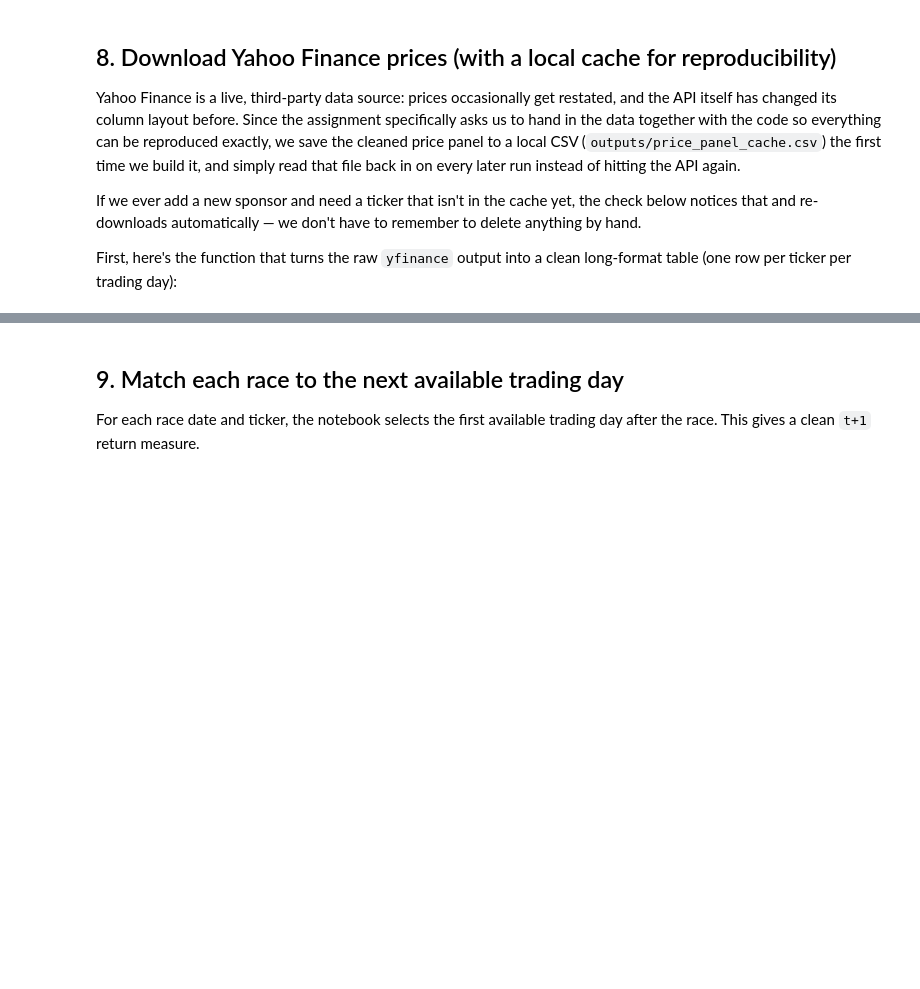
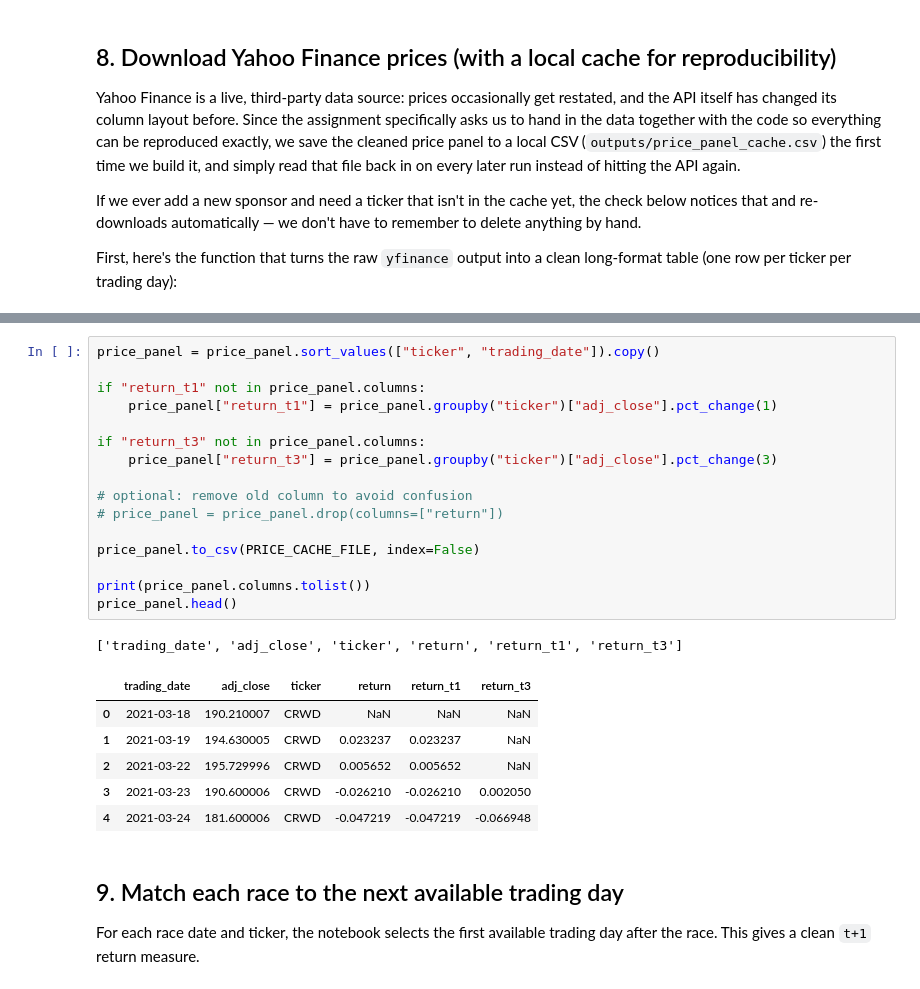
Before and after one commit to dhruv-shxh/f1-sponsor-stocks, a Jupyter notebook: f1_sponsor_analysis_final_robust_new.ipynb, the cells around one changed output, grey strips where cells are left out. Saved outputs shown, nothing was run; the diff lists cells and outputs as text; blank space fills up the shorter version.

```diff
--- a/f1_sponsor_analysis_final_robust_new.ipynb
+++ b/f1_sponsor_analysis_final_robust_new.ipynb
@@ -597,3 +599,27 @@ Loaded cached price data from price_panel_cache.csv: 11960 rows, 10 tickers.
+# %%
+price_panel = price_panel.sort_values(["ticker", "trading_date"]).copy()
+
+if "return_t1" not in price_panel.columns:
+    price_panel["return_t1"] = price_panel.groupby("ticker")["adj_close"].pct_change(1)
+
+if "return_t3" not in price_panel.columns:
+    price_panel["return_t3"] = price_panel.groupby("ticker")["adj_close"].pct_change(3)
+
+# optional: remove old column to avoid confusion
+# price_panel = price_panel.drop(columns=["return"])
+
+price_panel.to_csv(PRICE_CACHE_FILE, index=False)
+
+print(price_panel.columns.tolist())
+price_panel.head()
+# %% [output]
+['trading_date', 'adj_close', 'ticker', 'return', 'return_t1', 'return_t3']
+|  | trading_date | adj_close | ticker | return | return_t1 | return_t3 |
+| 0 | 2021-03-18 | 190.210007 | CRWD | NaN | NaN | NaN |
+| 1 | 2021-03-19 | 194.630005 | CRWD | 0.023237 | 0.023237 | NaN |
+| 2 | 2021-03-22 | 195.729996 | CRWD | 0.005652 | 0.005652 | NaN |
+| 3 | 2021-03-23 | 190.600006 | CRWD | -0.026210 | -0.026210 | 0.002050 |
+| 4 | 2021-03-24 | 181.600006 | CRWD | -0.047219 | -0.047219 | -0.066948 |
 # %% [markdown]
 ## 9. Match each race to the next available trading day
 
```
Also changed, not shown: parts of 8 cells of this notebook, 2 other files.
